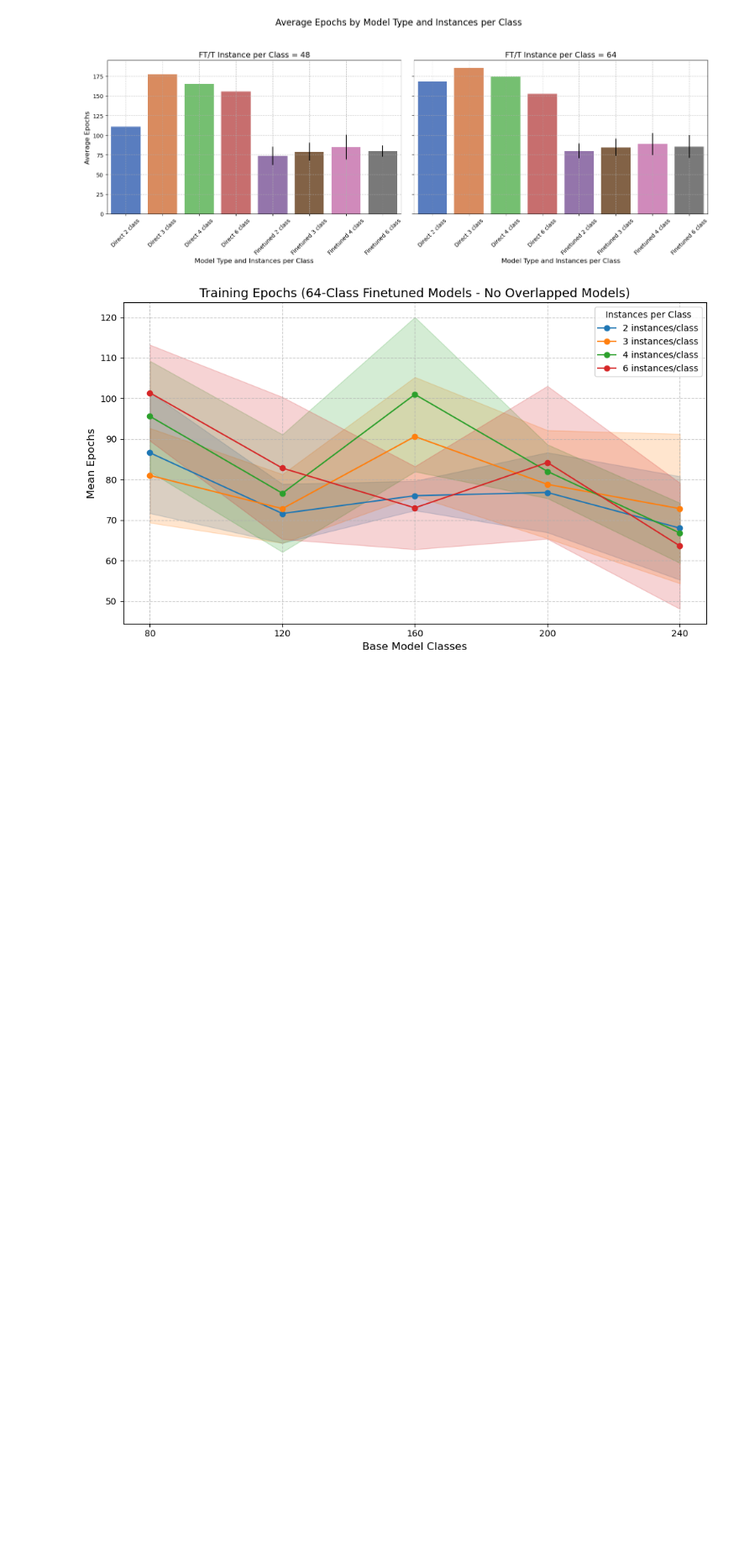
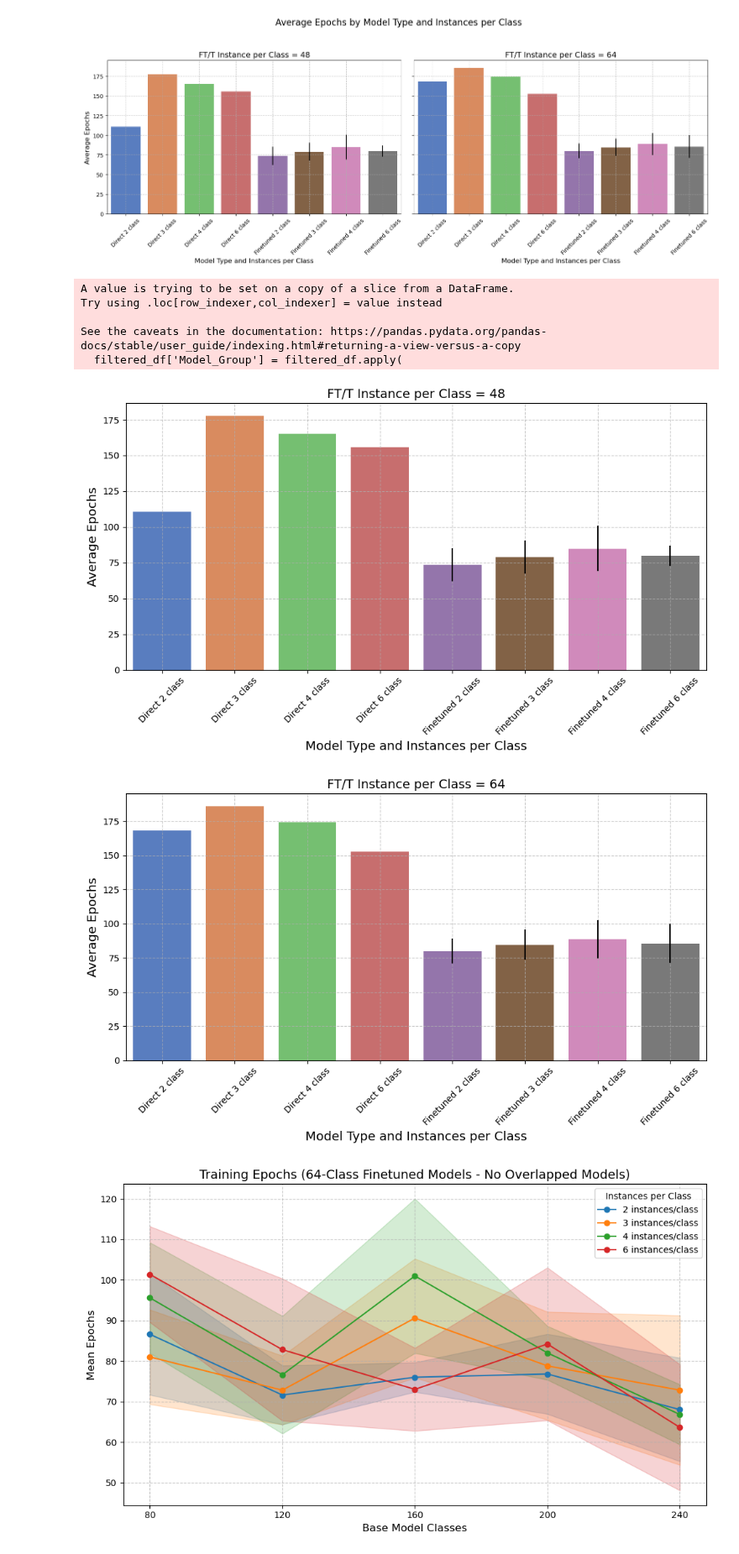
Before and after one commit to Neethamadhu-Madurasinghe/sign_language, a Jupyter notebook: plotting/SSL_models_results_2.ipynb, the cells around one changed output. Shown at 84% size. Saved outputs shown, nothing was run; the diff lists cells and outputs as text; code cells hidden in the pictures; blank space fills up the shorter version.

```diff
--- a/plotting/SSL_models_results_2.ipynb
+++ b/plotting/SSL_models_results_2.ipynb
@@ -210,6 +210,81 @@ Try using .loc[row_indexer,col_indexer] = value instead
 See the caveats in the documentation: https://pandas.pydata.org/pandas-docs/stable/user_guide/indexing.html#returning-a-view-versus-a-copy
   filtered_df['Model_Group'] = filtered_df.apply(
 [figure]
+# %%
+import matplotlib.pyplot as plt
+import seaborn as sns
+
+# Ensure correct data types
+df['Model_Type'] = df['Model_Type'].astype(str).str.upper()
+df['FT/T_Instance_per_class'] = pd.to_numeric(df['FT/T_Instance_per_class'], errors='coerce')
+
+# Filter relevant rows for finetuned and direct models
+filtered_df = df[df['Model_Type'].isin(['FINETUNED', 'DIRECT'])]
+
+# Create a new column for grouping
+filtered_df['Model_Group'] = filtered_df.apply(
+    lambda row: f"{row['Model_Type'].capitalize()} {int(row['FT/T_Instance_per_class'])} class",
+    axis=1
+)
+
+# Define the order of the categories for the x-axis
+category_order = [
+    'Finetuned 2 class', 'Direct 2 class',
+    'Finetuned 3 class', 'Direct 3 class',
+    'Finetuned 4 class', 'Direct 4 class',
+    'Finetuned 6 class', 'Direct 6 class'
+]
+
+# Split the data into two subsets
+df_48 = filtered_df[filtered_df['FT/Direct_Classes'] == 48]
+df_64 = filtered_df[filtered_df['FT/Direct_Classes'] == 64]
+
+grouped_48 = df_48.groupby('Model_Group')['Epochs_Fixed_Testing_mean'].agg(['mean', 'std']).reset_index()
+grouped_64 = df_64.groupby('Model_Group')['Epochs_Fixed_Testing_mean'].agg(['mean', 'std']).reset_index()
+
+# ------------------ First Plot: FT/T_Instance_per_class == 48 ------------------
+plt.figure(figsize=(10, 6))
+sns.barplot(
+    data=grouped_48,
+    x='Model_Group',
+    y='mean',
+    yerr=grouped_48['std'],
+    capsize=0.1,
+    palette='muted'
+)
+plt.title('FT/T Instance per Class = 48', fontsize=14)
+plt.xlabel('Model Type and Instances per Class', fontsize=14)
+plt.ylabel('Average Epochs', fontsize=14)
+plt.xticks(rotation=45)
+plt.grid(True, linestyle='--', alpha=0.7)
+plt.tight_layout()
+plt.show()
+
+# ------------------ Second Plot: FT/T_Instance_per_class == 64 ------------------
+plt.figure(figsize=(10, 6))
+sns.barplot(
+    data=grouped_64,
+    x='Model_Group',
+    y='mean',
+    yerr=grouped_64['std'],
+    capsize=0.1,
+    palette='muted'
+)
+plt.title('FT/T Instance per Class = 64', fontsize=14)
+plt.xlabel('Model Type and Instances per Class', fontsize=14)
+plt.ylabel('Average Epochs', fontsize=14)
+plt.xticks(rotation=45)
+plt.grid(True, linestyle='--', alpha=0.7)
+plt.tight_layout()
+plt.show()
+# %% [output]
+A value is trying to be set on a copy of a slice from a DataFrame.
+Try using .loc[row_indexer,col_indexer] = value instead
+
+See the caveats in the documentation: https://pandas.pydata.org/pandas-docs/stable/user_guide/indexing.html#returning-a-view-versus-a-copy
+  filtered_df['Model_Group'] = filtered_df.apply(
+[figure, added]
+[figure, added]
 # %%
 # df_48
 # %%
```
Also changed, not shown: parts of 1 cell of this notebook.
